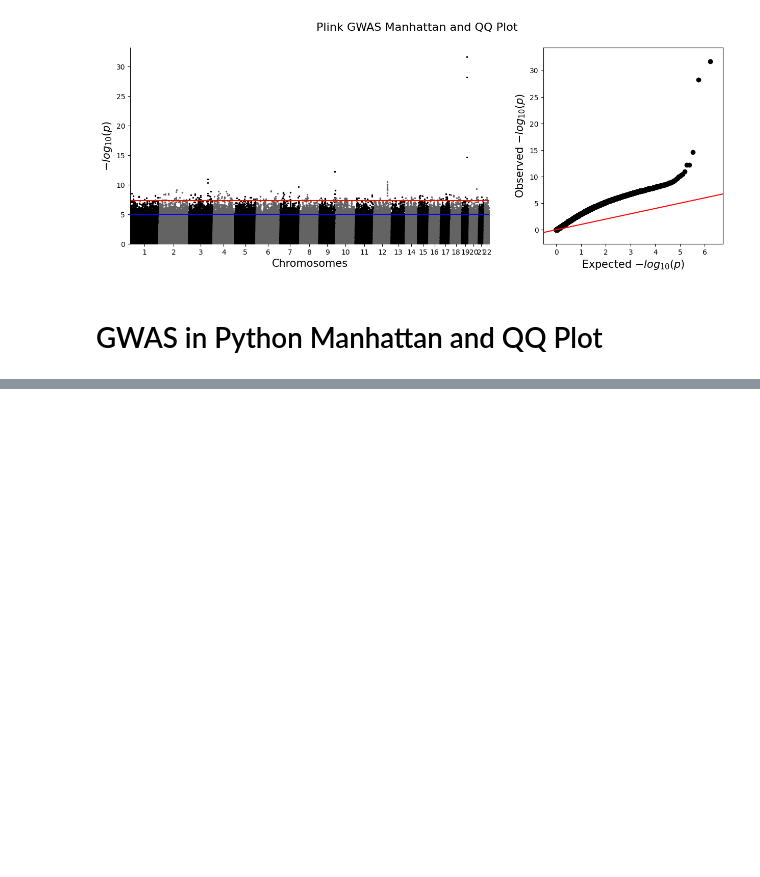
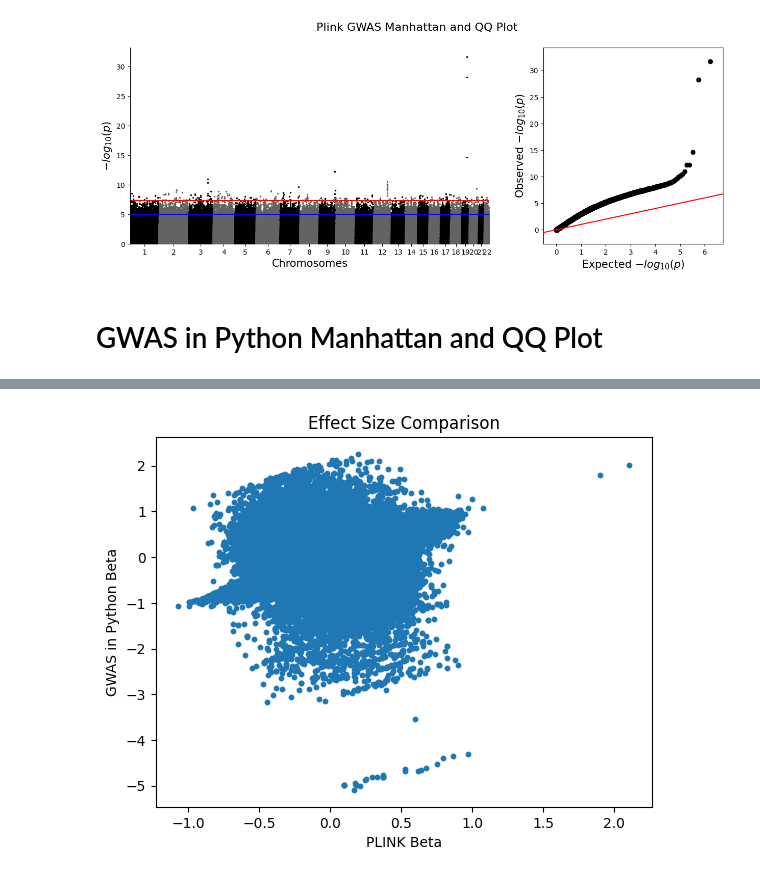
Before and after one commit to owenjpark/CSE-284-GWAS, a Jupyter notebook: results.ipynb, the cells around one changed output, grey strips where cells are left out. Saved outputs shown, nothing was run; the diff lists cells and outputs as text; code cells hidden in the pictures; blank space fills up the shorter version.

```diff
--- a/results.ipynb
+++ b/results.ipynb
@@ -9,21 +9,21 @@ import matplotlib.pyplot as plt
 # %% [markdown]
 # Plink GWAS Manhattan and QQ Plot
 # %%
-data = pd.read_csv("data/ps3_gwas.assoc.linear", sep=r"\s+")
+plink = pd.read_csv("data/ps3_gwas.assoc.linear", sep=r"\s+")
 fig, (ax0, ax1) = plt.subplots(1, 2, gridspec_kw={'width_ratios': [2, 1]})
 fig.set_size_inches((15, 5))
 fig.suptitle("Plink GWAS Manhattan and QQ Plot", fontsize=16)
-qqman.manhattan(data, ax=ax0)
-qqman.qqplot(data, ax=ax1)
+qqman.manhattan(plink, ax=ax0)
+qqman.qqplot(plink, ax=ax1)
 # %% [output]
 [figure]
 # %% [markdown]
 # GWAS in Python Manhattan and QQ Plot
 # %%
-data = pd.read_csv("gwas_results.tsv", sep=r"\s+")
+gwas_py = pd.read_csv("gwas_results.tsv", sep=r"\s+")
 fig, (ax0, ax1) = plt.subplots(1, 2, gridspec_kw={'width_ratios': [2, 1]})
 fig.set_size_inches((15, 5))
 fig.suptitle("GWAS in Python Manhattan and QQ Plot", fontsize=16)
-qqman.manhattan(data, ax=ax0)
-qqman.qqplot(data, ax=ax1)
+qqman.manhattan(gwas_py, ax=ax0)
+qqman.qqplot(gwas_py, ax=ax1)
 # %% [output]
@@ -31 +30,13 @@ qqman.qqplot(data, ax=ax1)
 [figure]
+# %%
+merged = plink.merge(gwas_py, on="SNP", suffixes=("_plink", "_gwas_py"))
+merged[["BETA_plink", "BETA_gwas_py"]].corr()
+import matplotlib.pyplot as plt
+
+plt.scatter(merged["BETA_plink"], merged["BETA_gwas_py"], s=10)
+plt.xlabel("PLINK Beta")
+plt.ylabel("GWAS in Python Beta")
+plt.title("Effect Size Comparison")
+plt.show()
+# %% [output]
+[figure, added]
```
Also changed, not shown: parts of 5 cells of this notebook.
